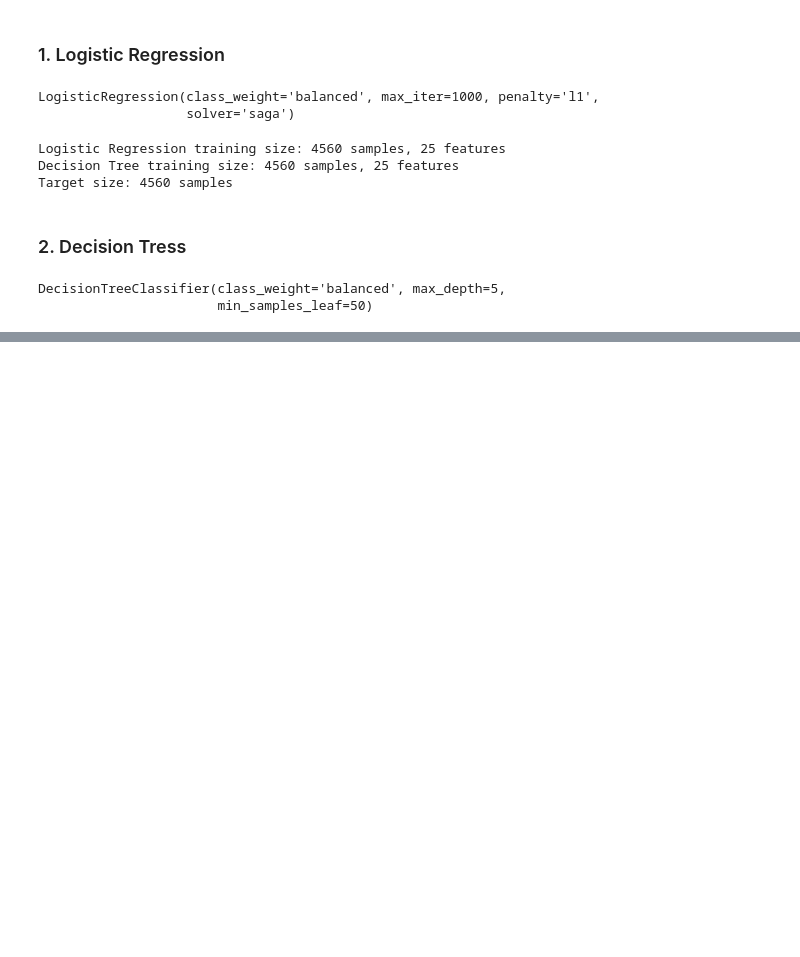
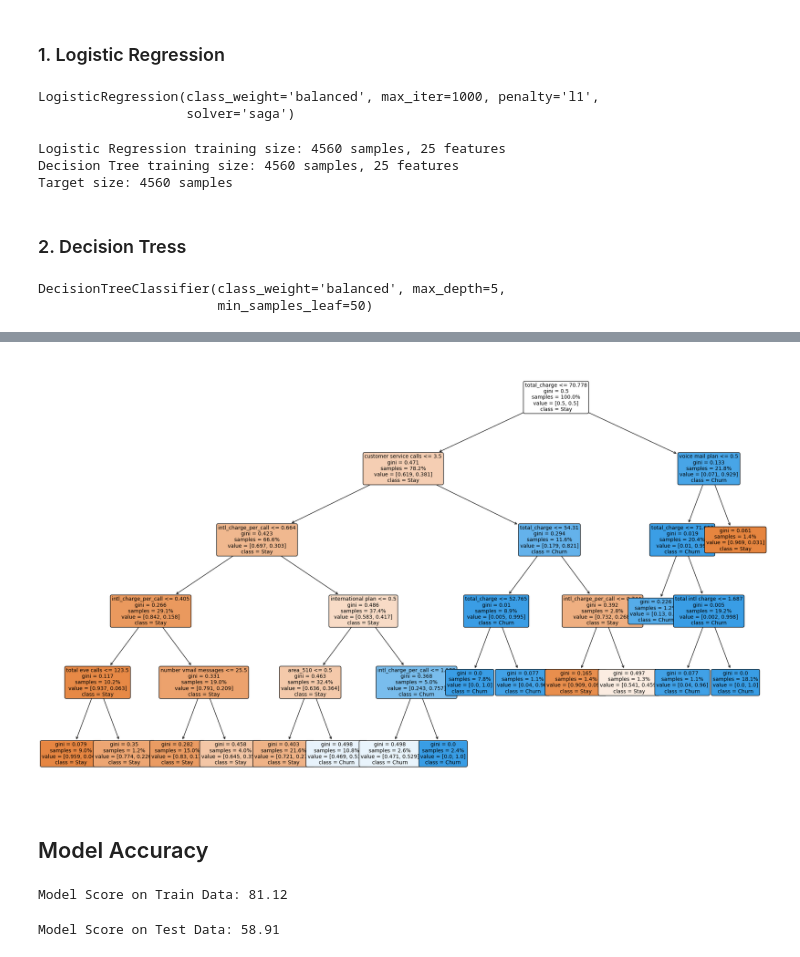
Before and after one commit to RWKarimi/Phase_3_Project, a Jupyter notebook: Machine_learning_NotebooK.ipynb, the cells around one changed output, grey strips where cells are left out. Saved outputs shown, nothing was run; the diff lists cells and outputs as text; code cells hidden in the pictures; blank space fills up the shorter version.

Commit message:
ft-Initial-Interpreation-and-accuracy-tests

```diff
--- a/Machine_learning_NotebooK.ipynb
+++ b/Machine_learning_NotebooK.ipynb
@@ -287,7 +299,7 @@ data = data.drop(['state', 'phone number'], axis=1)
 2. Handle Categorical Variables
 # %%
 # Binary encoding for plan columns
-data['international plan'] = data['international plan'].map({'yes': 1, 'no': 0}, drop_first=)
+data['international plan'] = data['international plan'].map({'yes': 1, 'no': 0})
 data['voice mail plan'] = data['voice mail plan'].map({'yes': 1, 'no': 0})
 data = pd.get_dummies(data, columns=['area code'], prefix='area')
 # %% [markdown]
@@ -423,0 +480,39 @@ DecisionTreeClassifier(class_weight='balanced', max_depth=5,
+# %%
+# Visualize decision tree
+
+plt.figure(figsize=(25, 15))
+plot_tree(model_dt,
+          feature_names=dt_train.columns,
+          class_names=['Stay', 'Churn'],
+          filled=True,
+          rounded=True,
+          proportion=True,
+          fontsize=10
+          )
+plt.show()
+
+# Get feature importance
+imp = pd.DataFrame({
+    'Feature': dt_train.columns,
+    'Importance': model_dt.feature_importances_
+}).sort_values('Importance', ascending=False)
+# %% [output]
+[figure, added]
+# %% [markdown]
+## Model Accuracy
+# %%
+# evaluating the model performance on the train data
+model_train_predictions = model_dt.predict(dt_train)
+model_train_score = f1_score(y_train_res, model_train_predictions)
+
+print("Model Score on Train Data:", np.round(100*model_train_score, 2))
+# %% [output]
+Model Score on Train Data: 81.12
+# %%
+# evaluating the model performance on the test data
+model_test_predictions = model_dt.predict(dt_test)
+model_test_score = f1_score(y_test, model_test_predictions)
+
+print("Model Score on Test Data:", np.round(100*model_test_score, 2))
+# %% [output]
+Model Score on Test Data: 58.91
```
Also changed, not shown: parts of 5 cells of this notebook.
